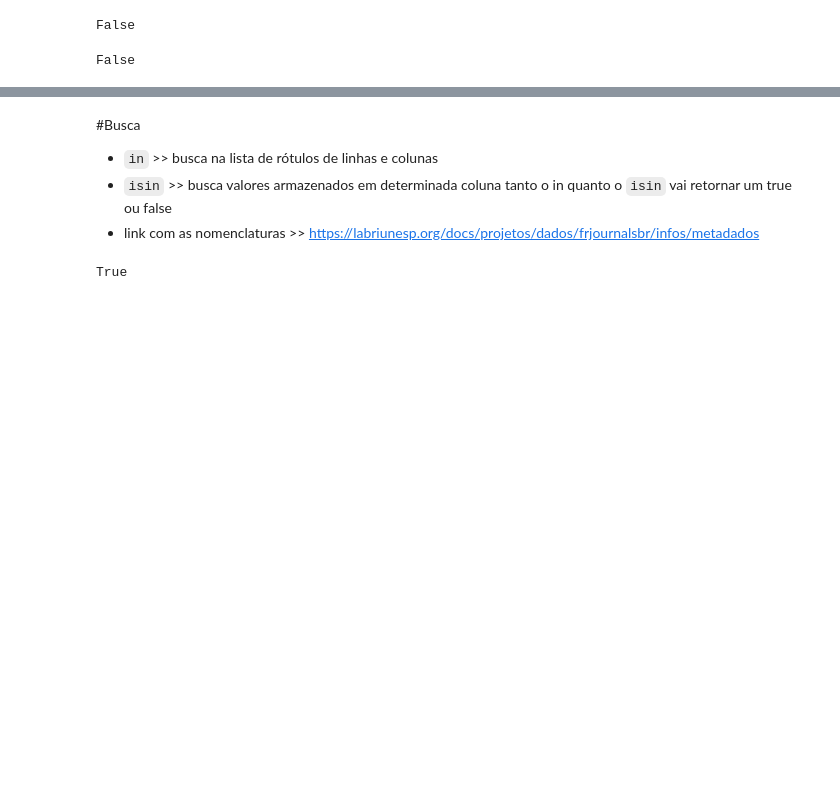
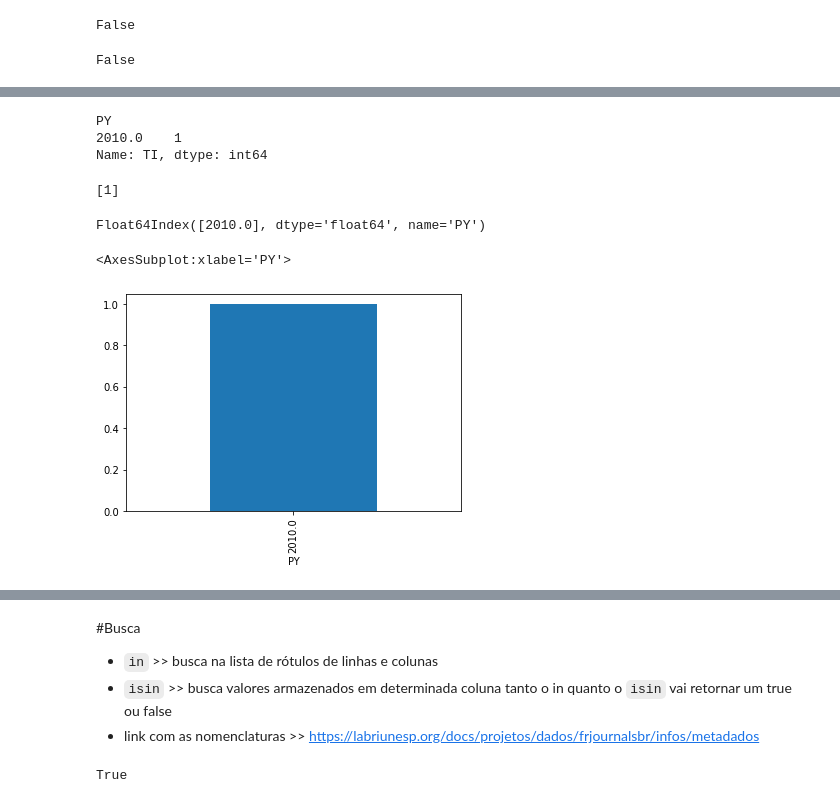
Before and after one commit to anamacao/analise_dados, a Jupyter notebook: Analise_dados_py.ipynb, the cells around one changed output, grey strips where cells are left out. Drawn from its saved outputs; the diff is of its cells as text; code cells hidden in the pictures; blank space fills up the shorter version.

```diff
--- a/Analise_dados_py.ipynb
+++ b/Analise_dados_py.ipynb
@@ -378,0 +395,5 @@ False
+# %%
+busca = contexto[contexto["TI"].str.contains("OTAN",case=True)]
+busca
+#numero_colunas = busca.shape
+#numero_colunas
@@ -378,0 +403,23 @@ False
+# %%
+agrupar_por_ano = busca["TI"].groupby(busca["PY"])
+busca_por_ano = agrupar_por_ano.count()
+busca_por_ano
+# %% [output]
+PY
+2010.0    1
+Name: TI, dtype: int64
+# %%
+quantidade_termos=busca_por_ano.values.tolist()
+quantidade_termos
+# %% [output]
+[1]
+# %%
+anos=busca_por_ano.index
+anos
+# %% [output]
+Float64Index([2010.0], dtype='float64', name='PY')
+# %%
+busca_por_ano.plot(kind="bar",x=anos,y=quantidade_termos)
+# %% [output]
+<AxesSubplot:xlabel='PY'>
+[figure, added]
```
Also changed, not shown: parts of 5 cells of this notebook.
